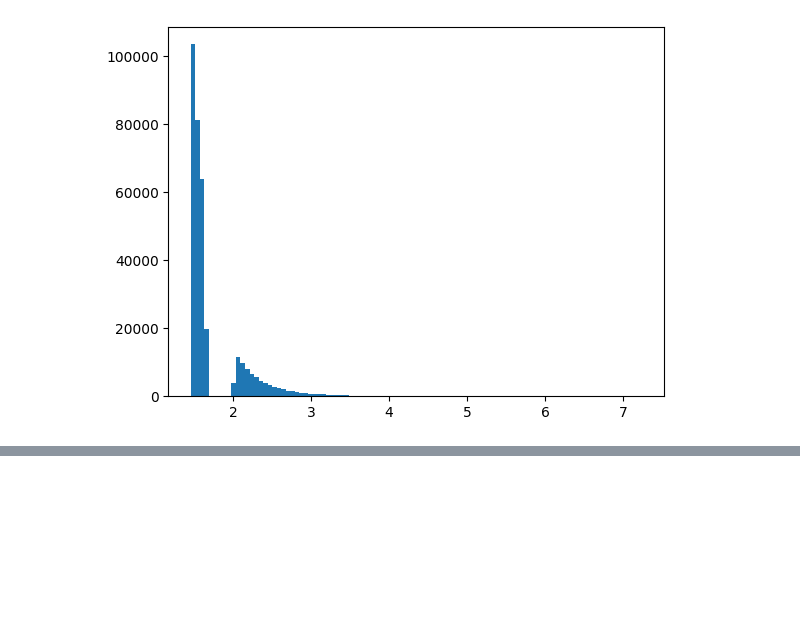
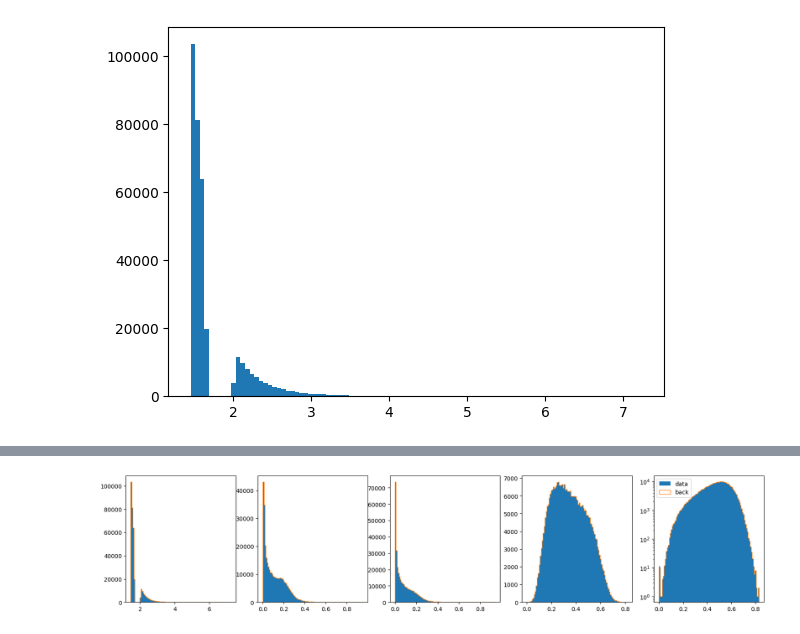
Before and after one commit to ewencedr/particle_fm, a Jupyter notebook: notebooks/40_generative_challenge.ipynb, the cells around one changed output, grey strips where cells are left out. Saved outputs shown, nothing was run; the diff lists cells and outputs as text; code cells hidden in the pictures; blank space fills up the shorter version.

```diff
--- a/notebooks/40_generative_challenge.ipynb
+++ b/notebooks/40_generative_challenge.ipynb
@@ -32,0 +82,12 @@ for i in range(1,3):
+# %%
+data_back = scaler.inverse_transform(processed_data)
+# %%
+fig, ax = plt.subplots(1, 5, figsize=(20, 4))
+for i in range(5):
+    hist = ax[i].hist(data[:, i], bins=100, label="data")
+    ax[i].hist(data_back[:, i], bins=hist[1], label="back", histtype="step")
+plt.legend()
+plt.yscale("log")
+plt.show()
+# %% [output]
+[figure, added]
```
Also changed, not shown: parts of 7 cells of this notebook, 6 other files.
